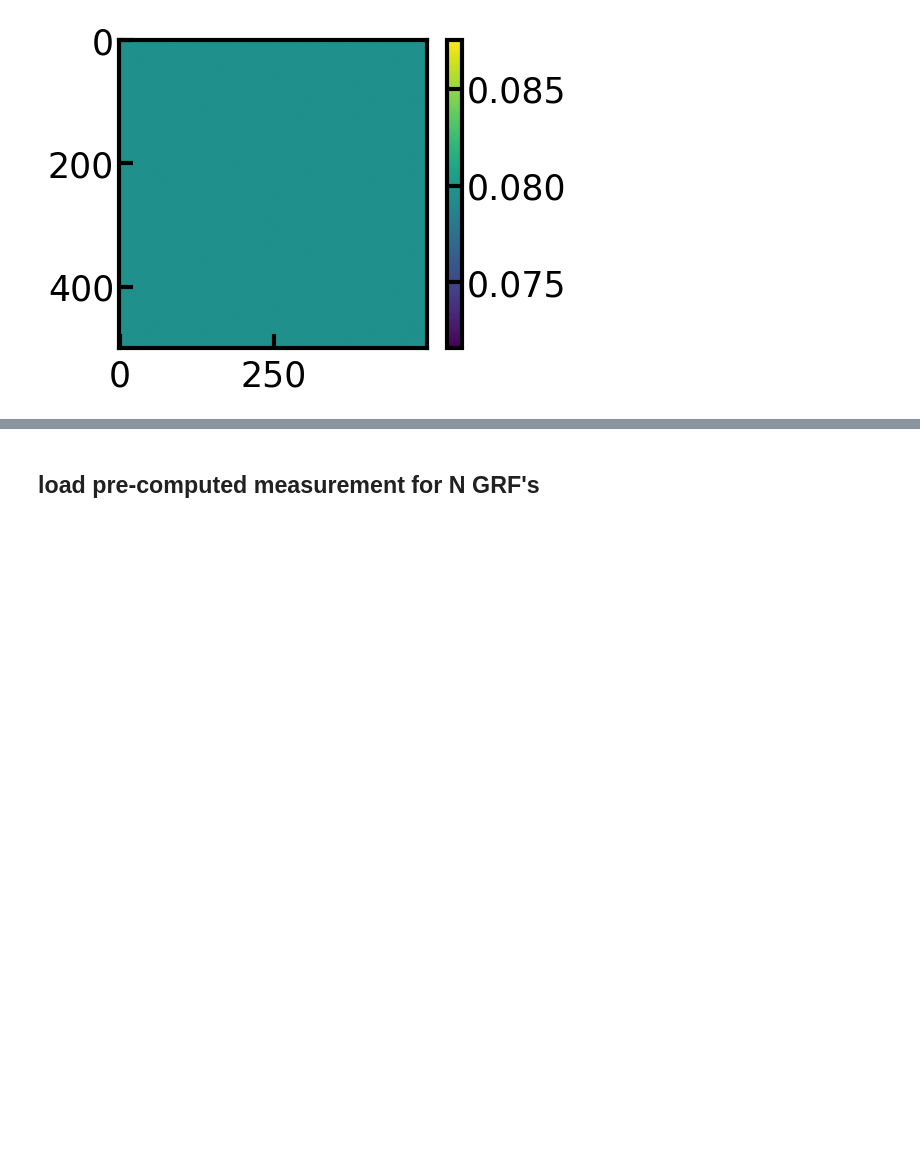
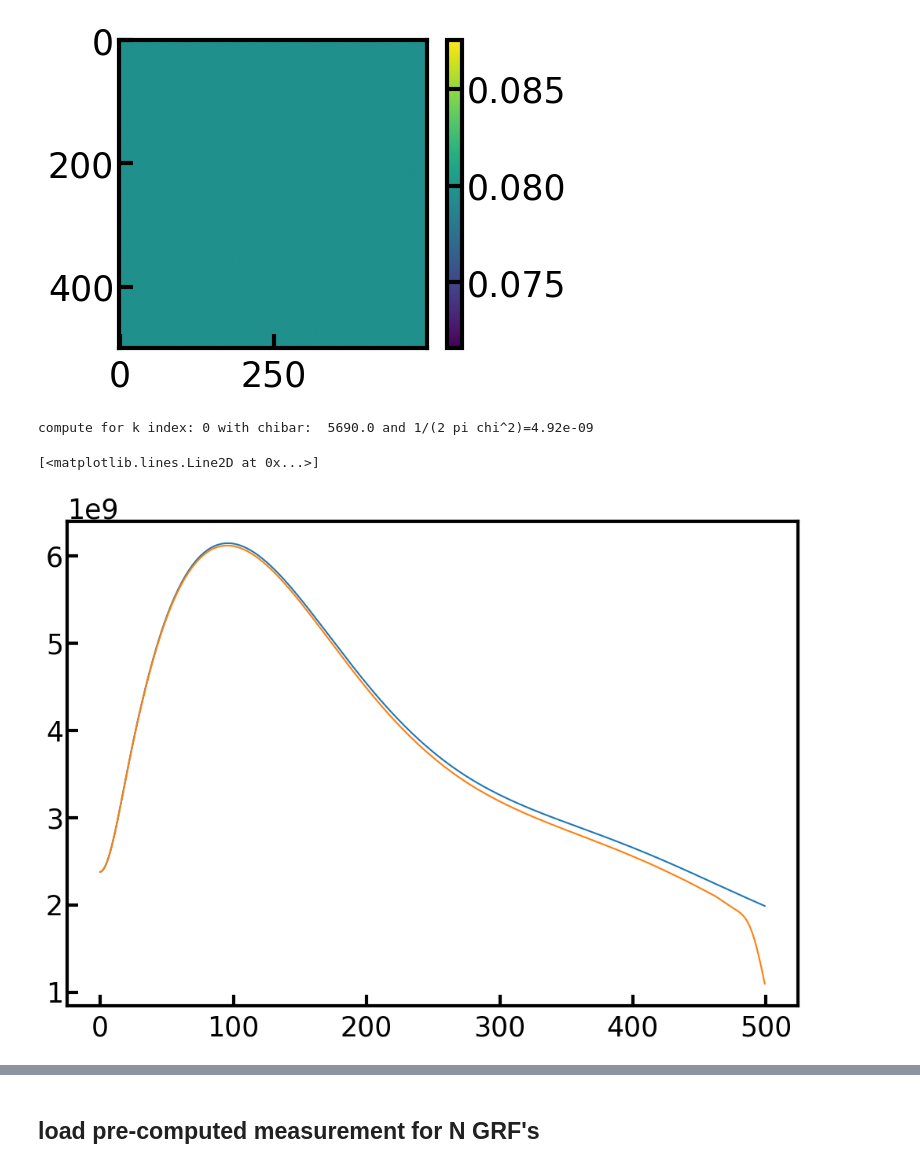
Before and after one commit to roger2b/directsht-lya, a Jupyter notebook: notebooks/lya_GRFs_directSHT.ipynb, the cells around one changed output, grey strips where cells are left out. Cells and saved outputs as stored; diff of their text form; code cells hidden in the pictures; blank space fills up the shorter version.

```diff
--- a/notebooks/lya_GRFs_directSHT.ipynb
+++ b/notebooks/lya_GRFs_directSHT.ipynb
@@ -364,6 +376,18 @@ def Power_spectrum(kh_perp, kh_par, add_rsd=add_rsd_):
 plt.figure(figsize=(5,4));plt.imshow(coupling_matrix/MD.Mll/(4*np.pi));plt.colorbar();plt.show()
 # %% [output]
 [figure]
+# %%
+# is the L range sufficient?
+L_range = np.arange(0, L_max, 1)
+
+# is chi bar approx correct?
+chi_bar = (chi_grid.max()+chi_grid.min())/2
+print('compute for k index:', k_idx, 'with chibar: ', chi_bar, f'and 1/(2 pi chi^2)={(1/(2.*np.pi*chi_bar**2)):.2e}')
+
+# Limber approx for power spec
+pk_L = Power_spectrum(kh_perp=L_range/chi_bar, kh_par=k_arr[k_idx])/(2.*np.pi*chi_bar**2)
+# %% [output]
+compute for k index: 0 with chibar:  5690.0 and 1/(2 pi chi^2)=4.92e-09
 # %%
 # compute F_{ell L lambda} matrix
 couple_mat = Wigner3j.CoupleMat(Nl, PLKjKk)
@@ -372,3 +399,9 @@ coupling_matrix_leg_pol = couple_mat.compute_matrix()
 couple_mat = Wigner3j.CoupleMat(Nl, wl_k[_k_idx])
 coupling_matrix_window = couple_mat.compute_matrix()
+# %%
+plt.plot(np.dot(coupling_matrix_pk_L, PLKjKk))
+plt.plot(np.dot(coupling_matrix_leg_pol, pk_L[:Nl]))
+# %% [output]
+[<matplotlib.lines.Line2D at 0x...>]
+[figure, added]
 # %%
```
Also changed, not shown: parts of 16 cells of this notebook, 3 other files.
